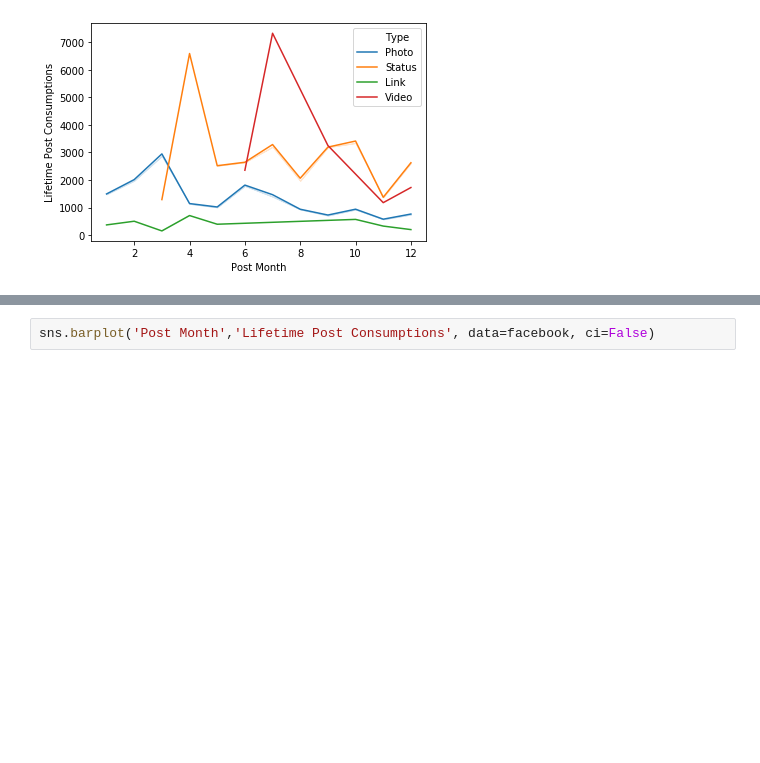
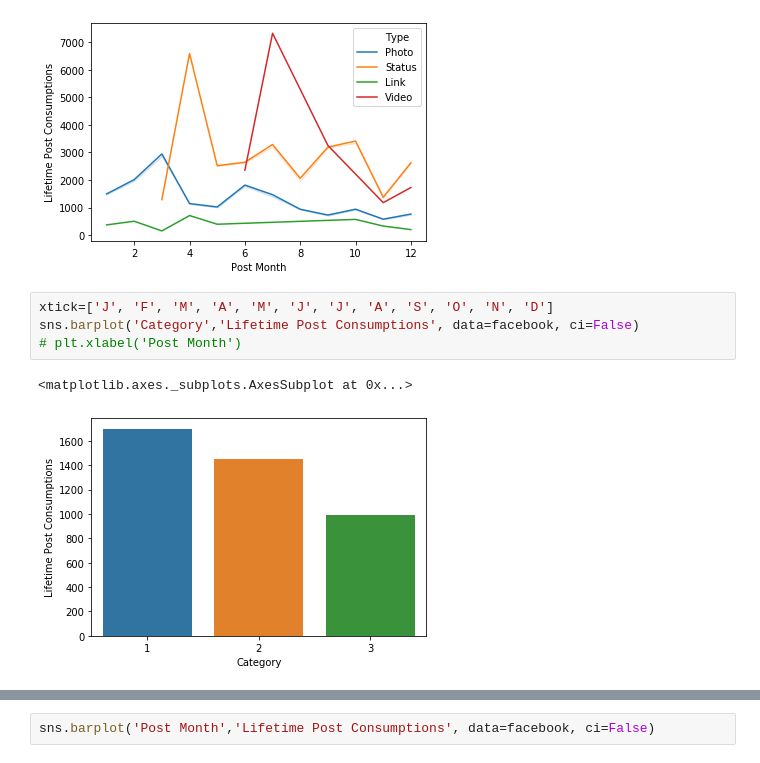
Before and after one commit to khwajajalal/INTRO-TO-DATA-ANALYSIS, a Jupyter notebook: facebook.ipynb, the cells around one changed output, grey strips where cells are left out. Drawn from its saved outputs; the diff is of its cells as text; blank space fills up the shorter version.

```diff
--- a/facebook.ipynb
+++ b/facebook.ipynb
@@ -100,3 +113,10 @@ sns.lineplot('Post Month','Lifetime Post Consumptions', data=facebook, ci=False,
 # %% [output]
 <matplotlib.axes._subplots.AxesSubplot at 0x...>
 [figure]
+# %%
+xtick=['J', 'F', 'M', 'A', 'M', 'J', 'J', 'A', 'S', 'O', 'N', 'D']
+sns.barplot('Category','Lifetime Post Consumptions', data=facebook, ci=False)
+# plt.xlabel('Post Month')
+# %% [output]
+<matplotlib.axes._subplots.AxesSubplot at 0x...>
+[figure, added]
```
Also changed, not shown: parts of 5 cells of this notebook.
